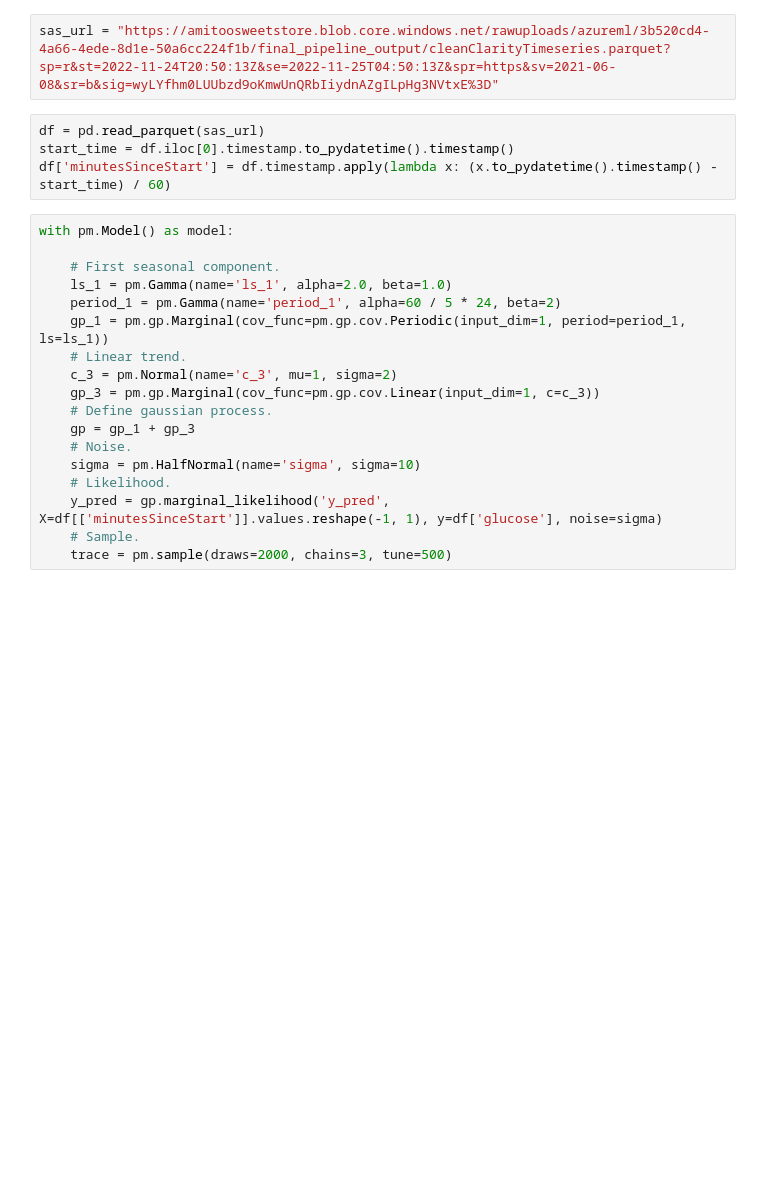
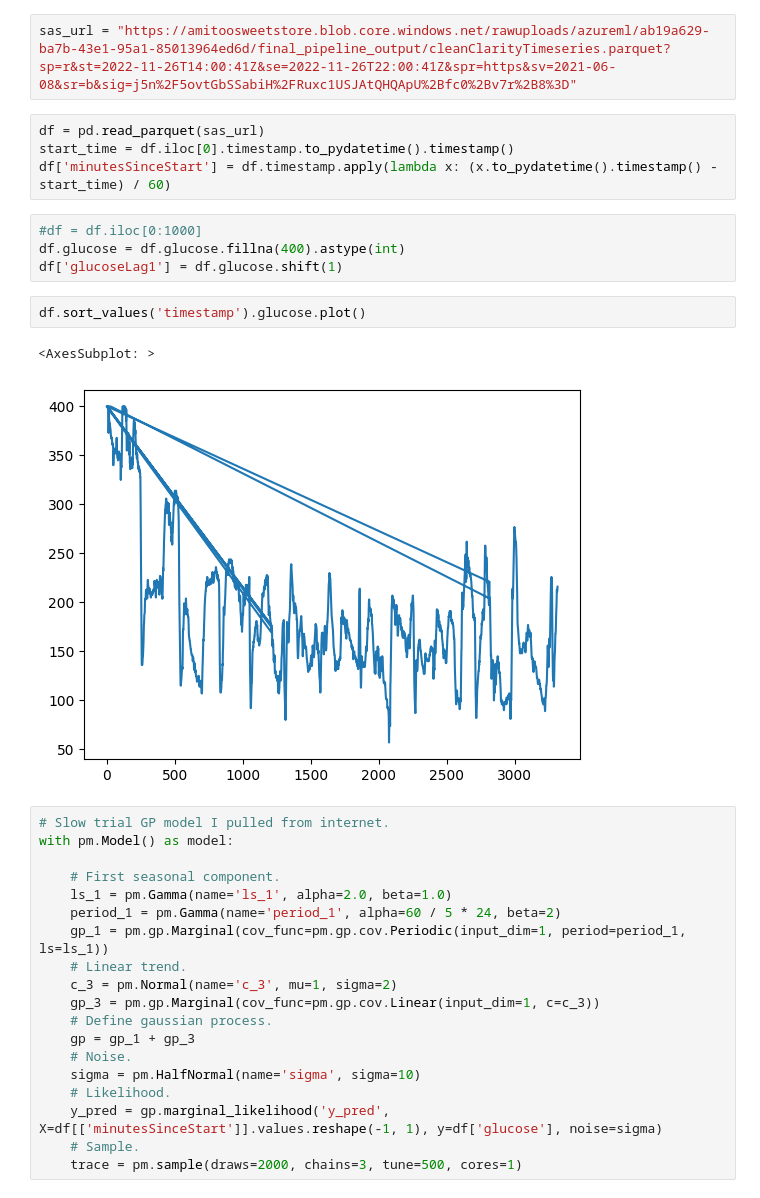
Before and after one commit to guyrt/opendatapipes, a Jupyter notebook: glucose/notebooks/model1SimpleTimeSeries.ipynb, the cells around one changed output. Saved outputs shown, nothing was run; the diff lists cells and outputs as text; blank space fills up the shorter version.

Commit message:
work on insulin data cleaning notebook

```diff
--- a/glucose/notebooks/model1SimpleTimeSeries.ipynb
+++ b/glucose/notebooks/model1SimpleTimeSeries.ipynb
@@ -9,11 +7,21 @@ WARNING (theano.configdefaults): g++ not detected ! Theano will be unable to exe
 WARNING (theano.tensor.blas): Using NumPy C-API based implementation for BLAS functions.
 # %%
-sas_url = "https://amitoosweetstore.blob.core.windows.net/rawuploads/azureml/3b520cd4-4a66-4ede-8d1e-50a6cc224f1b/final_pipeline_output/cleanClarityTimeseries.parquet?sp=r&st=2022-11-24T20:50:13Z&se=2022-11-25T04:50:13Z&spr=https&sv=2021-06-08&sr=b&sig=wyLYfhm0LUUbzd9oKmwUnQRbIiydnAZgILpHg3NVtxE%3D"
+sas_url = "https://amitoosweetstore.blob.core.windows.net/rawuploads/azureml/ab19a629-ba7b-43e1-95a1-85013964ed6d/final_pipeline_output/cleanClarityTimeseries.parquet?sp=r&st=2022-11-26T14:00:41Z&se=2022-11-26T22:00:41Z&spr=https&sv=2021-06-08&sr=b&sig=j5n%2F5ovtGbSSabiH%2FRuxc1USJAtQHQApU%2Bfc0%2Bv7r%2B8%3D"
 # %%
 df = pd.read_parquet(sas_url)
 start_time = df.iloc[0].timestamp.to_pydatetime().timestamp()
 df['minutesSinceStart'] = df.timestamp.apply(lambda x: (x.to_pydatetime().timestamp() - start_time) / 60)
+# %%
+#df = df.iloc[0:1000]
+df.glucose = df.glucose.fillna(400).astype(int)
+df['glucoseLag1'] = df.glucose.shift(1)
+# %%
+df.sort_values('timestamp').glucose.plot()
+# %% [output]
+<AxesSubplot: >
+[figure, added]
 # %%
+# Slow trial GP model I pulled from internet.
 with pm.Model() as model:
 
     # First seasonal component.
@@ -30,4 +38,4 @@ with pm.Model() as model:
     # Likelihood.
     y_pred = gp.marginal_likelihood('y_pred', X=df[['minutesSinceStart']].values.reshape(-1, 1), y=df['glucose'], noise=sigma)
     # Sample.
-    trace = pm.sample(draws=2000, chains=3, tune=500)
+    trace = pm.sample(draws=2000, chains=3, tune=500, cores=1)
```
Also changed, not shown: parts of 14 cells of this notebook, 2 other files.
